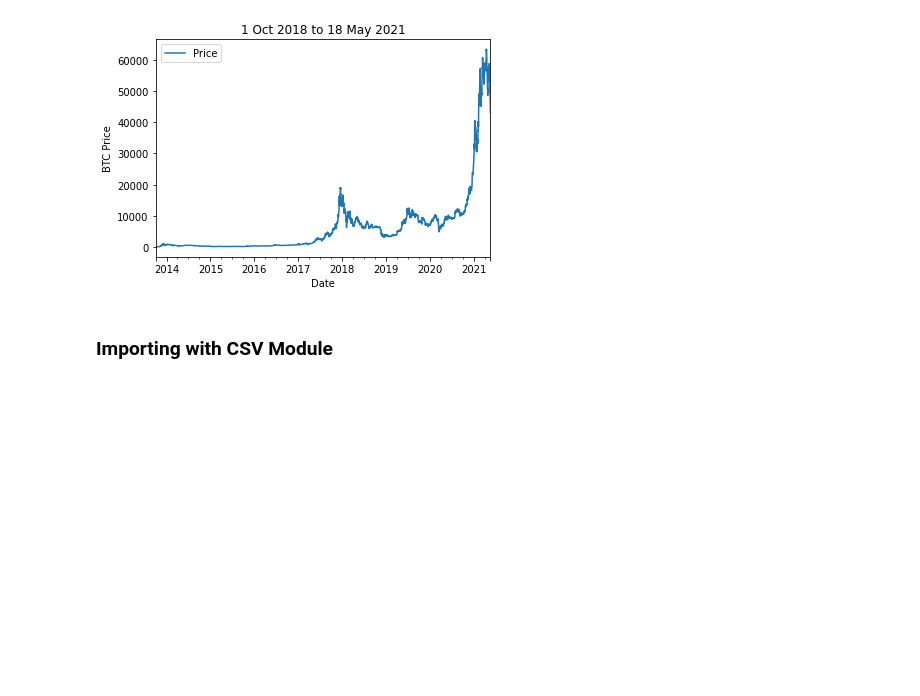
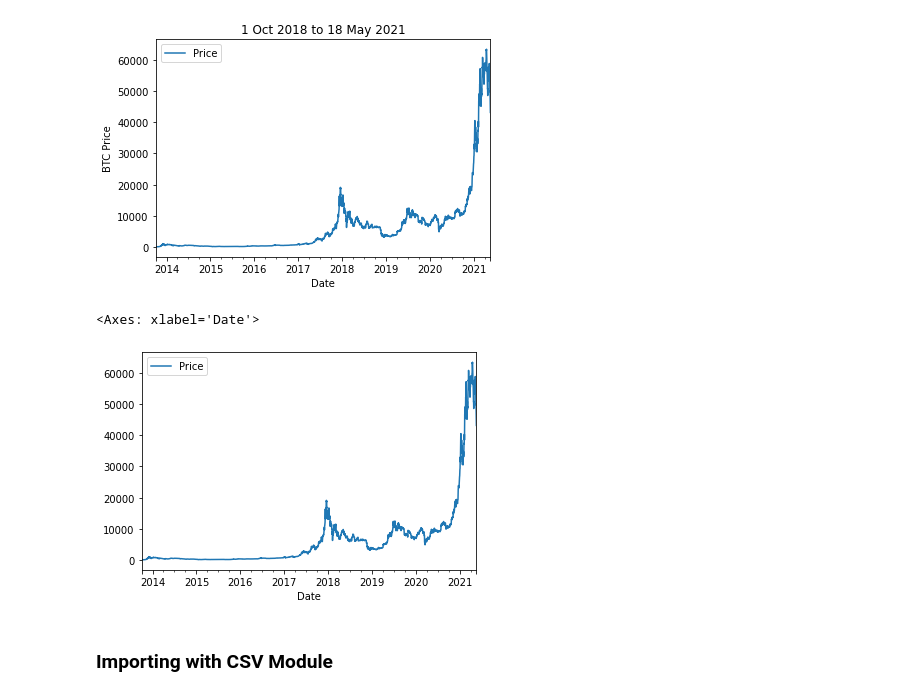
Before and after one commit to ShyamSundhar1411/My-ML-Notebooks, a Jupyter notebook: Milestone Projects/Milestone_Project_3_Bitpredict.ipynb, the cells around one changed output. Cells and saved outputs as stored; diff of their text form; code cells hidden in the pictures; blank space fills up the shorter version.

```diff
--- a/Milestone Projects/Milestone_Project_3_Bitpredict.ipynb
+++ b/Milestone Projects/Milestone_Project_3_Bitpredict.ipynb
@@ -96,7 +96,10 @@ plt.title("1 Oct 2018 to 18 May 2021")
 Text(0.5, 1.0, '1 Oct 2018 to 18 May 2021')
 [figure]
 # %%
-bitcoin_prices.plo
+bitcoin_prices.plot()
+# %% [output]
+<Axes: xlabel='Date'>
+[figure, added]
 # %% [markdown]
 ### Importing with CSV Module
 # %%
```
Also changed, not shown: parts of 24 cells of this notebook.
